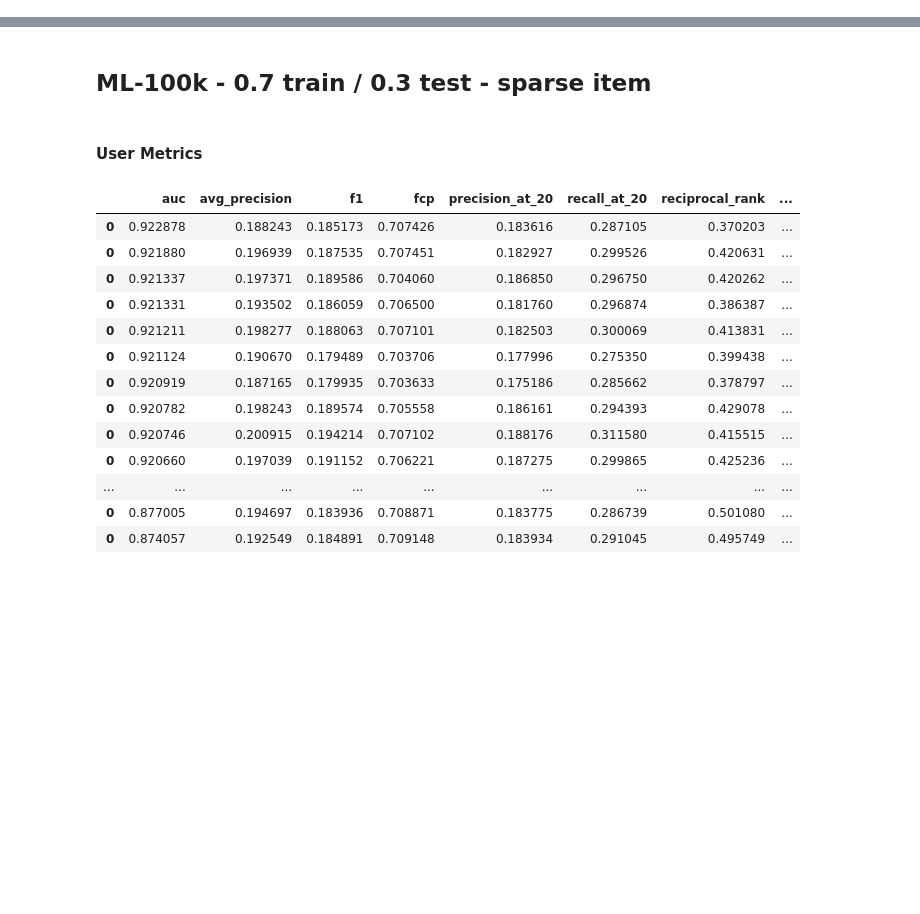
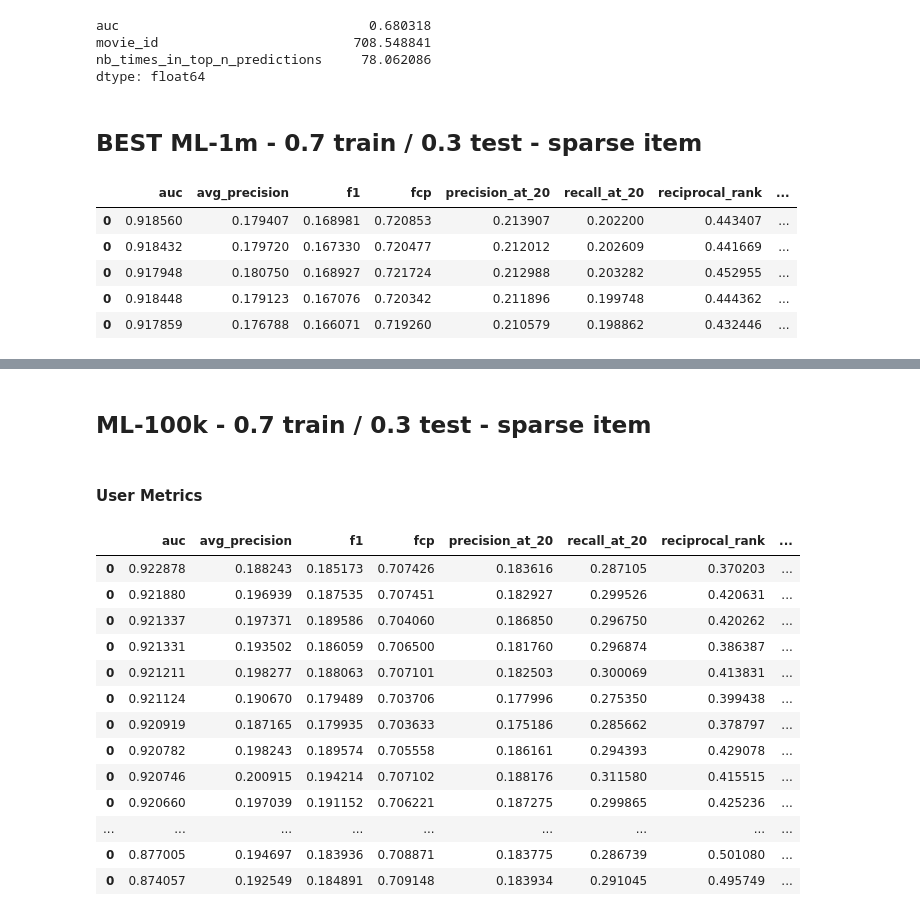
Before and after one commit to marcuniq/bsc-thesis, a Jupyter notebook: code/ipynb/gridsearch_bprmf_results.ipynb, the cells around one changed output, grey strips where cells are left out. Cells and saved outputs as stored; diff of their text form; code cells hidden in the pictures; blank space fills up the shorter version.

```diff
--- a/code/ipynb/gridsearch_bprmf_results.ipynb
+++ b/code/ipynb/gridsearch_bprmf_results.ipynb
@@ -36,0 +108,27 @@ def get_df_results(results, max_train_ratings=None):
+# %%
+df_cv_movie_metrics.mean(0)
+# %% [output]
+auc                                0.680318
+movie_id                         708.548841
+nb_times_in_top_n_predictions     78.062086
+dtype: float64
+# %% [markdown]
+## BEST ML-1m - 0.7 train / 0.3 test - sparse item
+# %%
+user_metrics = [
+'../metrics/bprmf/2016-05-24_18.04.12_bprmf_ml-1m_e20_tt-0.7_task-19_user-metrics.csv',
+'../metrics/bprmf/2016-06-22_18.14.33_bprmf_ml-1m_e20_tt-0.7_train-2_task-0_user-metrics.csv',
+'../metrics/bprmf/2016-06-22_18.15.52_bprmf_ml-1m_e20_tt-0.7_train-3_task-0_user-metrics.csv',
+'../metrics/bprmf/2016-06-22_18.16.36_bprmf_ml-1m_e20_tt-0.7_train-4_task-0_user-metrics.csv',
+'../metrics/bprmf/2016-06-22_18.16.59_bprmf_ml-1m_e20_tt-0.7_train-5_task-0_user-metrics.csv',
+]
+# %%
+df_cv_user_metrics = get_df_results(user_metrics)
+df_cv_user_metrics
+# %% [output]
+|  | auc | avg_precision | f1 | fcp | precision_at_20 | recall_at_20 | reciprocal_rank | ... |
+| 0 | 0.918560 | 0.179407 | 0.168981 | 0.720853 | 0.213907 | 0.202200 | 0.443407 | ... |
+| 0 | 0.918432 | 0.179720 | 0.167330 | 0.720477 | 0.212012 | 0.202609 | 0.441669 | ... |
+| 0 | 0.917948 | 0.180750 | 0.168927 | 0.721724 | 0.212988 | 0.203282 | 0.452955 | ... |
+| 0 | 0.918448 | 0.179123 | 0.167076 | 0.720342 | 0.211896 | 0.199748 | 0.444362 | ... |
+| 0 | 0.917859 | 0.176788 | 0.166071 | 0.719260 | 0.210579 | 0.198862 | 0.432446 | ... |
```
Also changed, not shown: parts of 13 cells of this notebook, 8 other files.
